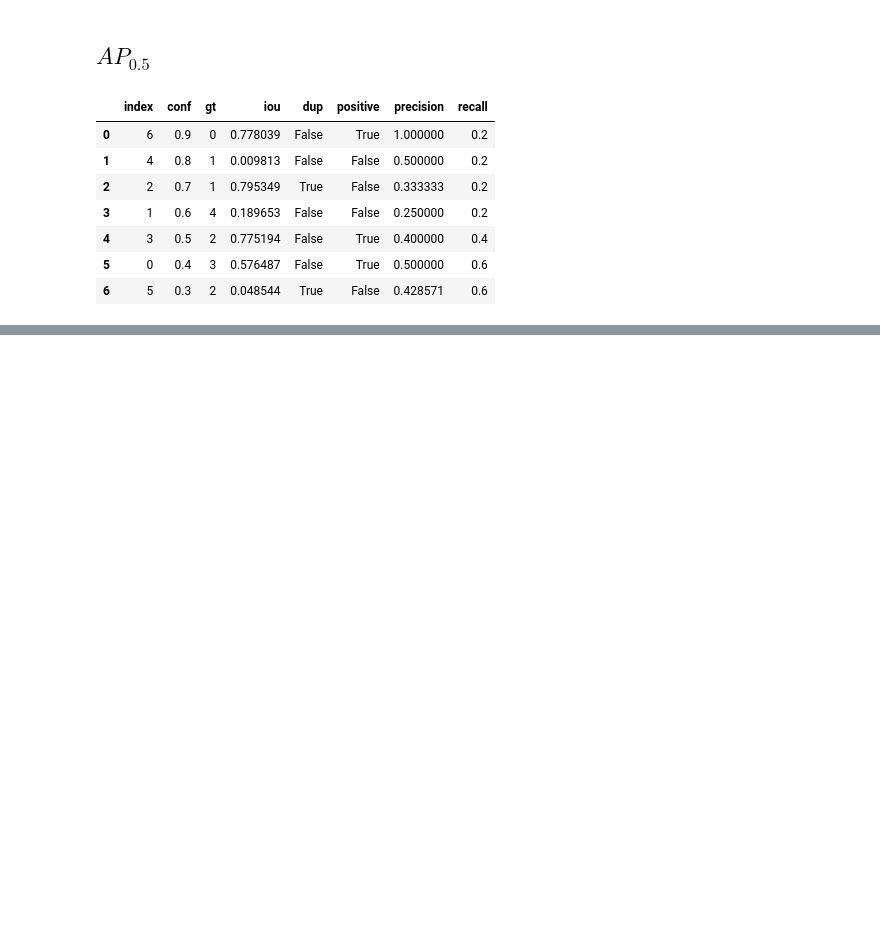
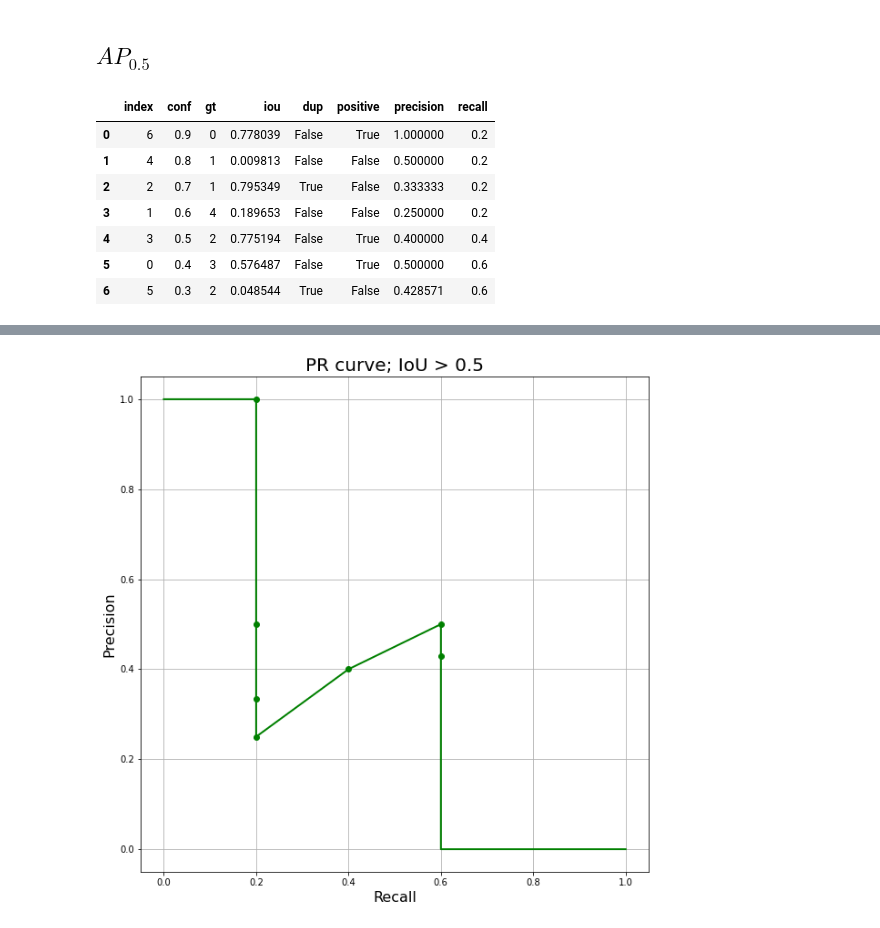
Before and after one commit to scikodot/msu-share, a Jupyter notebook: cv/seminar06/seminar06.ipynb, the cells around one changed output, grey strips where cells are left out. Saved outputs shown, nothing was run; the diff lists cells and outputs as text; code cells hidden in the pictures; blank space fills up the shorter version.

Commit message:
cv seminar06: get/draw/save PR curve

```diff
--- a/cv/seminar06/seminar06.ipynb
+++ b/cv/seminar06/seminar06.ipynb
@@ -7,7 +7,7 @@ from matplotlib import pyplot as plt
 # %% [markdown]
 ## Input
 # %%
-gt = pd.read_csv("input/gt.csv")
+gt = pd.read_csv("input/gt.csv", index_col=False)
 gt
 # %% [output]
 |  | x | y | w | h | c |
@@ -17,7 +17,7 @@ gt
 | 3 | 700 | 500 | 98 | 112 | 1 |
 | 4 | 690 | 212 | 102 | 108 | 1 |
 # %%
-pred = pd.read_csv("input/pred.csv")
+pred = pd.read_csv("input/pred.csv", index_col=False)
 pred
 # %% [output]
 |  | x | y | w | h | c | conf |
@@ -178,33 +178,40 @@ def evaluate(df, gt, iou_threshold):
 
     return df_res.reset_index()
 # %%
-def draw_pr_curve(df, gt):
+def get_pr_curve(df):
+    # Extension identifier
     x = list(df['recall'])
     y = list(df['precision'])
-    start, stop = 0, len(x)
+    e = [False] * len(df)
 
     # Left continuation
     if df['positive'].iloc[0]:
         x = [0.0] + x
         y = [1.0] + y
-        start += 1
+        e = [True] + e
 
     # Right continuation
     x_last = df['recall'].iloc[-1]
     if x_last < 1.0:
-        x_right = [x_last, 1.0]
-        y_right = [0.0, 0.0]
-        x += x_right
-        y += y_right
-        stop += 1
+        x += [x_last, 1.0]
+        y += [0.0, 0.0]
+        e += [True, True]
 
+    return pd.DataFrame({'r': x, 'p': y, 'ext': e})
+
+def draw_pr_curve(df, iou_threshold, file=None):
     plt.figure(figsize=(10, 10))
-    plt.plot(x, y, '-go', markevery=range(start, stop), linewidth=2.0)
+    plt.plot(df['r'], df['p'], '-go', markevery=np.arange(len(df))[~df['ext']], linewidth=2.0)
     plt.grid()
-    plt.title('PR curve', fontsize=20)
+    plt.title(f'PR curve; IoU > {iou_threshold}', fontsize=20)
     plt.xlabel('Recall', fontsize=16)
     plt.ylabel('Precision', fontsize=16)
+    if file is not None:
+        plt.savefig(file, dpi=300, bbox_inches='tight')
     plt.show()
+
+def save_pr_curve(df, file):
+    df[['recall', 'precision']].to_csv(file, header=['r', 'p'], index=False)
 # %% [markdown]
 ## $AP_{0.5}$
 # %%
@@ -225,0 +231,3 @@ draw_pr_curve(df_05, gt)
+# %%
+df_05_pr_curve = get_pr_curve(df_05)
+df_05_pr_curve
@@ -225,0 +246,4 @@ draw_pr_curve(df_05, gt)
+# %%
+draw_pr_curve(df_05_pr_curve, 0.5, file="output/prcurve05.png")
+# %% [output]
+[figure, added]
```
Also changed, not shown: parts of 3 cells of this notebook, 2 other files.
